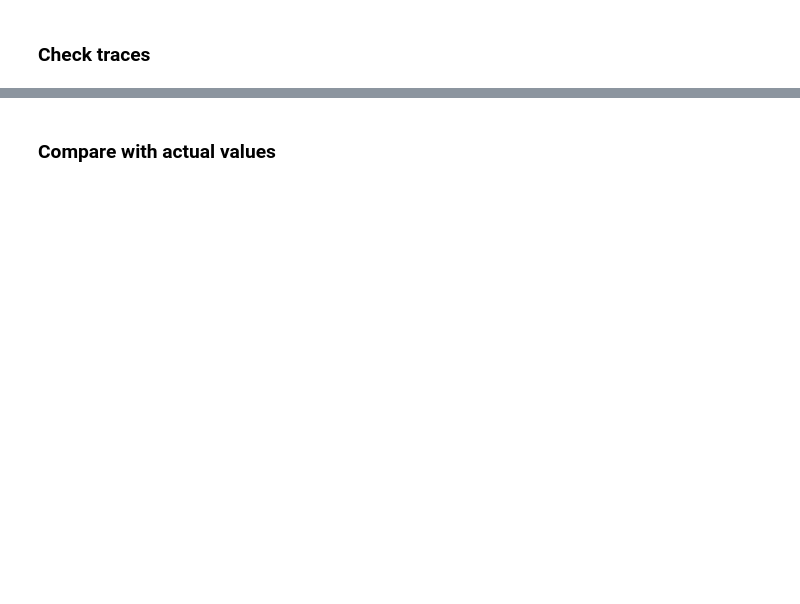
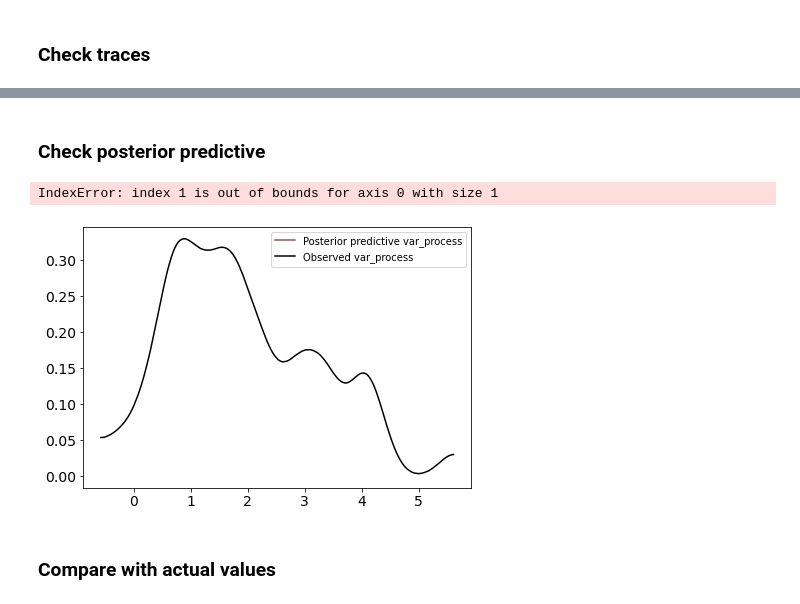
Before and after one commit to NowanIlfideme/masters_switching_models, a Jupyter notebook: notebooks/PyMC3_VAR_Testing.ipynb, the cells around one changed output, grey strips where cells are left out. Saved outputs shown, nothing was run; the diff lists cells and outputs as text; code cells hidden in the pictures; blank space fills up the shorter version.

```diff
--- a/notebooks/PyMC3_VAR_Testing.ipynb
+++ b/notebooks/PyMC3_VAR_Testing.ipynb
@@ -286,0 +335,3 @@ NUTS: [t_ar, t_init, t_const, chol_cov]
+# %%
+with m:
+    ppc = pm.sample_posterior_predictive(trace)
@@ -287,7 +537,7 @@ NUTS: [t_ar, t_init, t_const, chol_cov]
 # %% [markdown]
 ### Check traces
 # %%
-ifd = az.from_pymc3(trace=trace)
+ifd = az.from_pymc3(trace=trace, posterior_predictive=ppc)
 # %%
 pm.traceplot(trace);
 # %% [output]
@@ -295,3 +545,10 @@ pm.traceplot(trace);
+# %% [markdown]
+### Check posterior predictive
+# %%
+az.plot_ppc(ifd);
+# %% [output]
+IndexError: index 1 is out of bounds for axis 0 with size 1
+[figure, added]
 # %% [markdown]
 ### Compare with actual values
 # %%
```
Also changed, not shown: parts of 28 cells of this notebook.
